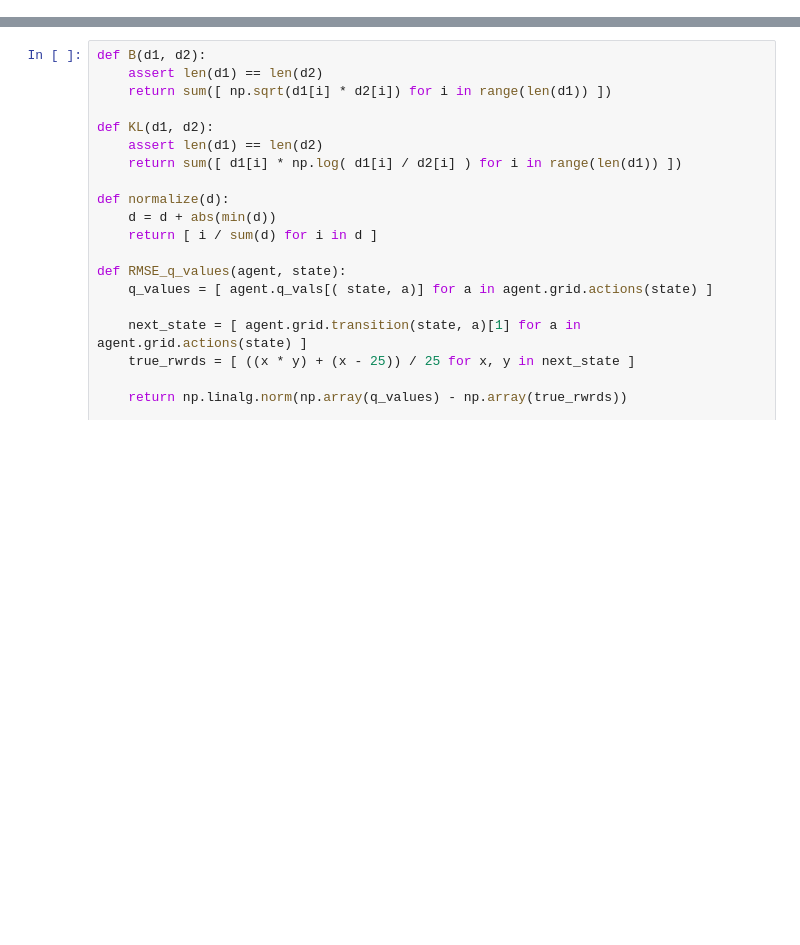
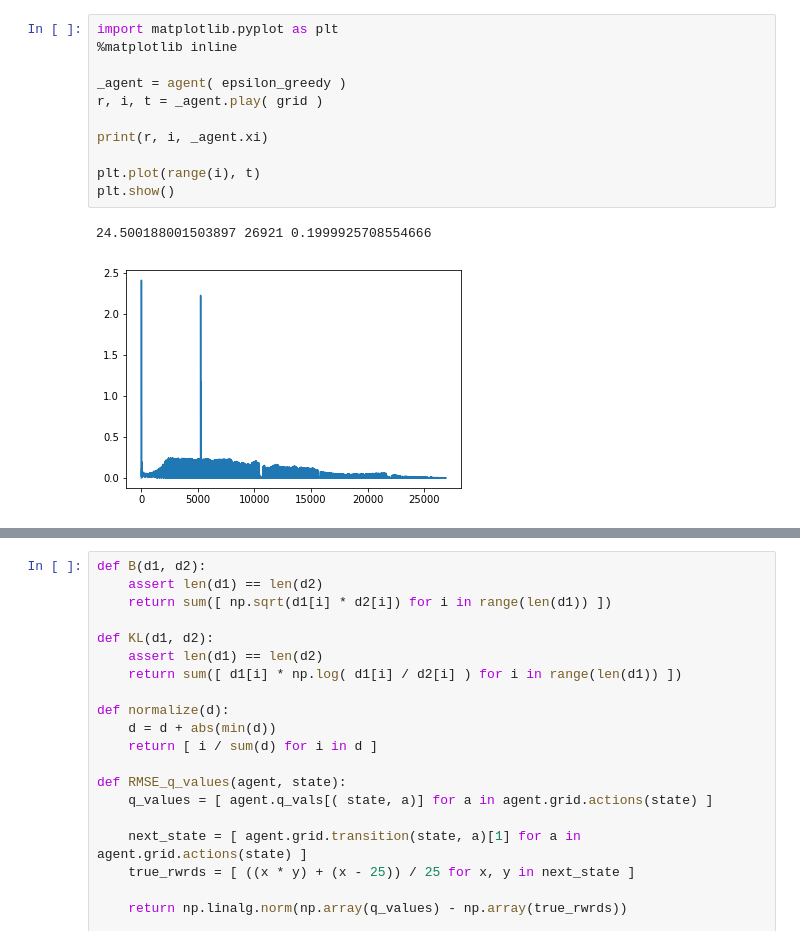
Before and after one commit to smccall-cal/RL_switching, a Jupyter notebook: HAMSTERDAM PT II.ipynb, the cells around one changed output, grey strips where cells are left out. Cells and saved outputs as stored; diff of their text form; blank space fills up the shorter version.

```diff
--- a/HAMSTERDAM PT II.ipynb
+++ b/HAMSTERDAM PT II.ipynb
@@ -64 +115,15 @@ class Grid:
+# %%
+import matplotlib.pyplot as plt
+%matplotlib inline
+
+_agent = agent( epsilon_greedy )
+r, i, t = _agent.play( grid )
+
+print(r, i, _agent.xi)
+
+plt.plot(range(i), t)
+plt.show()
+# %% [output]
+24.500188001503897 26921 0.1999925708554666
+[figure, added]
 # %%
```
Also changed, not shown: parts of 23 cells of this notebook.
